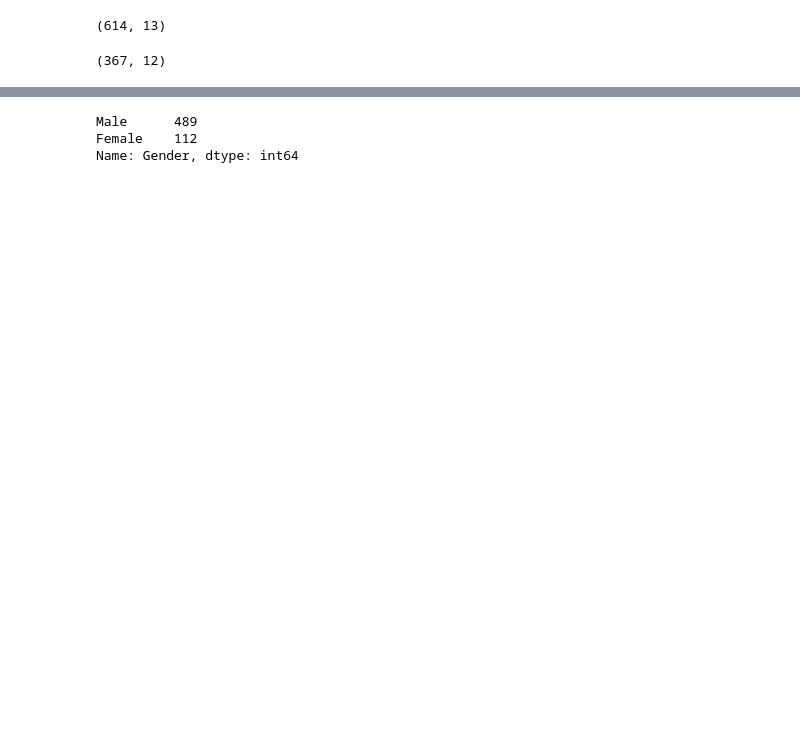
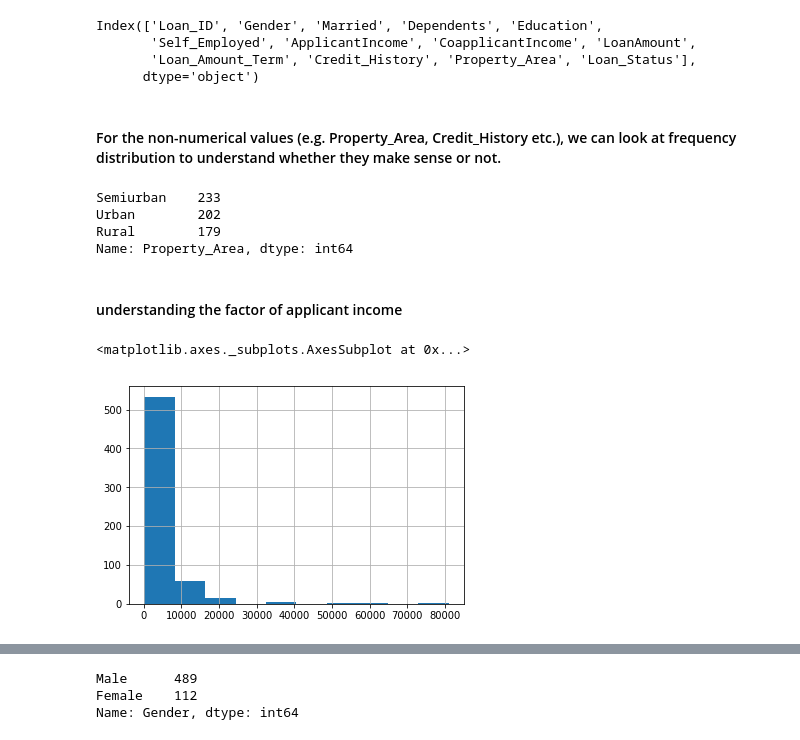
Before and after one commit to Jyotika25/Loan-Prediction-System, a Jupyter notebook: Loan Prediction.ipynb, the cells around one changed output, grey strips where cells are left out. Drawn from its saved outputs; the diff is of its cells as text; code cells hidden in the pictures; blank space fills up the shorter version.

```diff
--- a/Loan Prediction.ipynb
+++ b/Loan Prediction.ipynb
@@ -11,8 +59,27 @@ data_test = pd.read_csv('test.csv')
 # %%
-data_train.shape
+data_train.columns
 # %% [output]
-(614, 13)
+Index(['Loan_ID', 'Gender', 'Married', 'Dependents', 'Education',
+       'Self_Employed', 'ApplicantIncome', 'CoapplicantIncome', 'LoanAmount',
+       'Loan_Amount_Term', 'Credit_History', 'Property_Area', 'Loan_Status'],
+      dtype='object')
-# %%
-data_test.shape
-# %% [output]
-(367, 12)
+# %% [markdown]
+#### For the non-numerical values (e.g. Property_Area, Credit_History etc.), we can look at frequency distribution to understand whether they make sense or not.
+# %%
+# Get the unique values and their frequency of variable Property_Area
+
+data_train['Property_Area'].value_counts()
+# %% [output]
+Semiurban    233
+Urban        202
+Rural        179
+Name: Property_Area, dtype: int64
+# %% [markdown]
+#### understanding the factor of applicant income
+# %%
+# Histogram of variable ApplicantIncome
+
+data_train['ApplicantIncome'].hist()
+# %% [output]
+<matplotlib.axes._subplots.AxesSubplot at 0x...>
+[figure, added]
```
Also changed, not shown: parts of 40 cells of this notebook.
